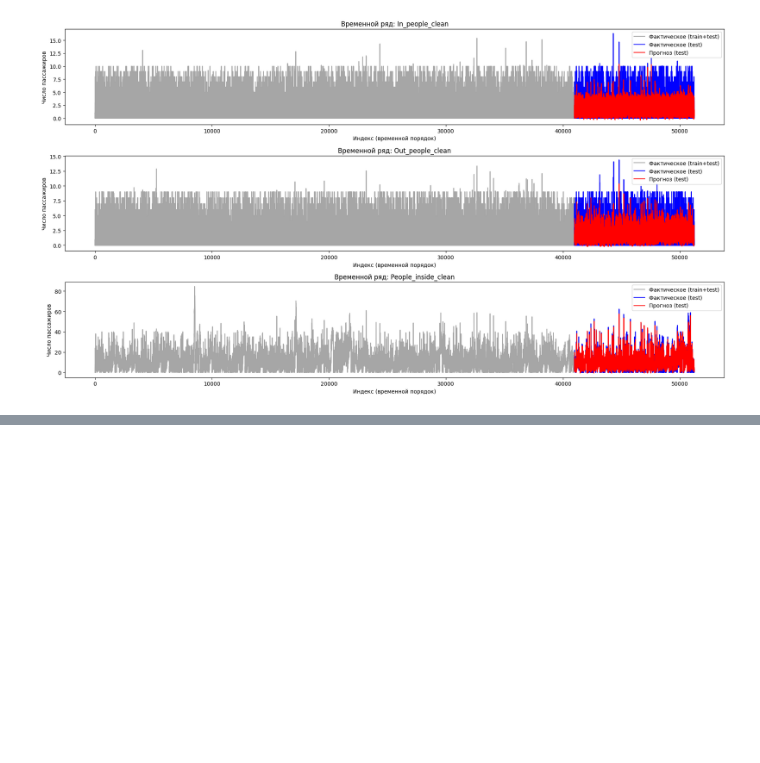
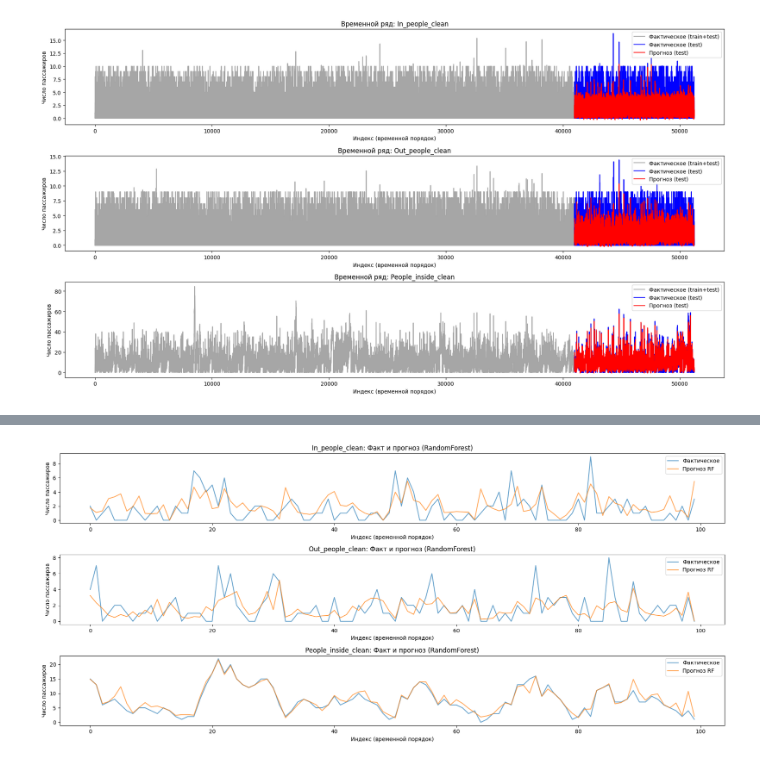
Before and after one commit to ivanring25/university-transport-data-analysis, a Jupyter notebook: data_work.ipynb, the cells around one changed output, grey strips where cells are left out. Drawn from its saved outputs; the diff is of its cells as text; code cells hidden in the pictures; blank space fills up the shorter version.

```diff
--- a/data_work.ipynb
+++ b/data_work.ipynb
@@ -752,0 +804,3 @@ plt.show()
+# %%
+model_rf = MultiOutputRegressor(RandomForestRegressor(n_estimators=100, random_state=42, n_jobs=-1))
+model_rf.fit(X_train, y_train)
@@ -752,0 +810,6 @@ plt.show()
+# %%
+y_pred_rf = model_rf.predict(X_test)
+for i, col in enumerate(target):
+    print(f"{col}:")
+    print(f"  MAE: {mean_absolute_error(y_test.iloc[:, i], y_pred_rf[:, i]):.2f}")
+    print(f"  R2: {r2_score(y_test.iloc[:, i], y_pred_rf[:, i]):.2f}")
@@ -752,0 +826,14 @@ plt.show()
+# %%
+plt.figure(figsize=(18, 8))
+for i, col in enumerate(target):
+    plt.subplot(3, 1, i+1)
+    plt.plot(y_test[col][:100].values, label='Фактическое', alpha=0.7)
+    plt.plot(y_pred_rf[:100, i], label='Прогноз RF', alpha=0.7)
+    plt.title(f'{col}: Факт и прогноз (RandomForest)')
+    plt.xlabel('Индекс (временной порядок)')
+    plt.ylabel('Число пассажиров')
+    plt.legend()
+plt.tight_layout()
+plt.show()
+# %% [output]
+[figure, added]
```
Also changed, not shown: parts of 5 cells of this notebook.
